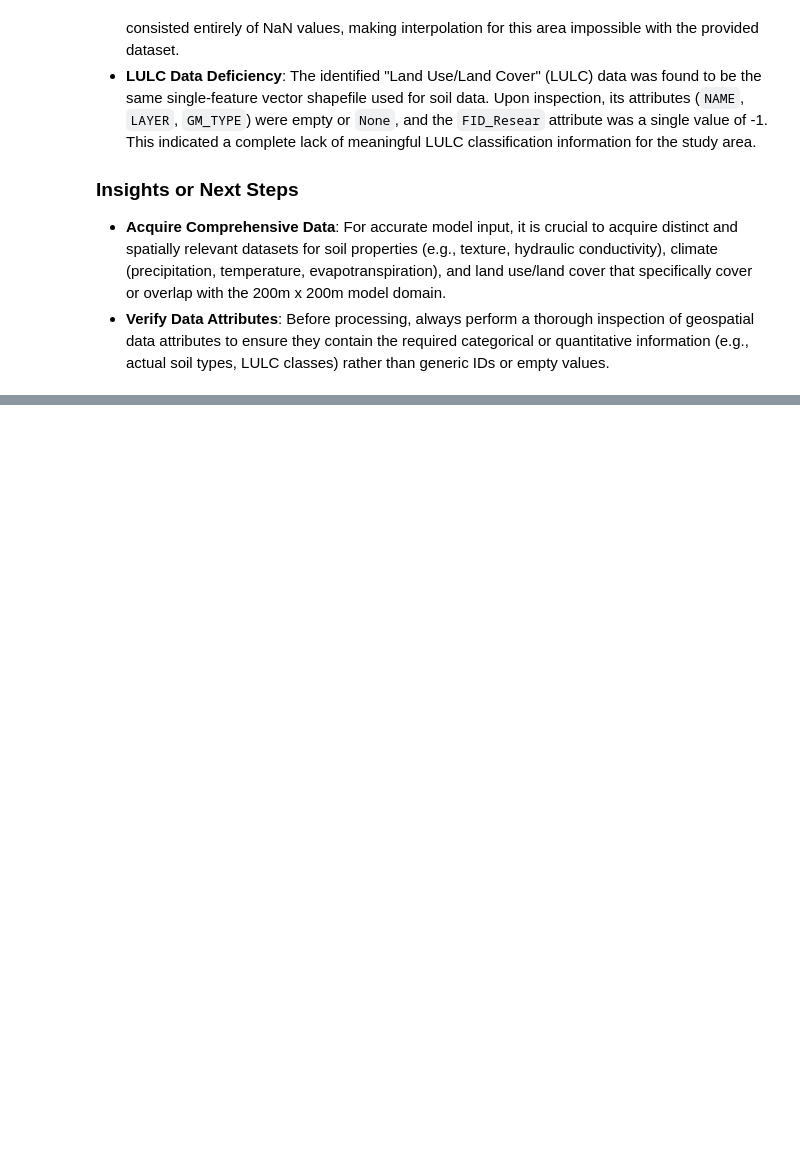
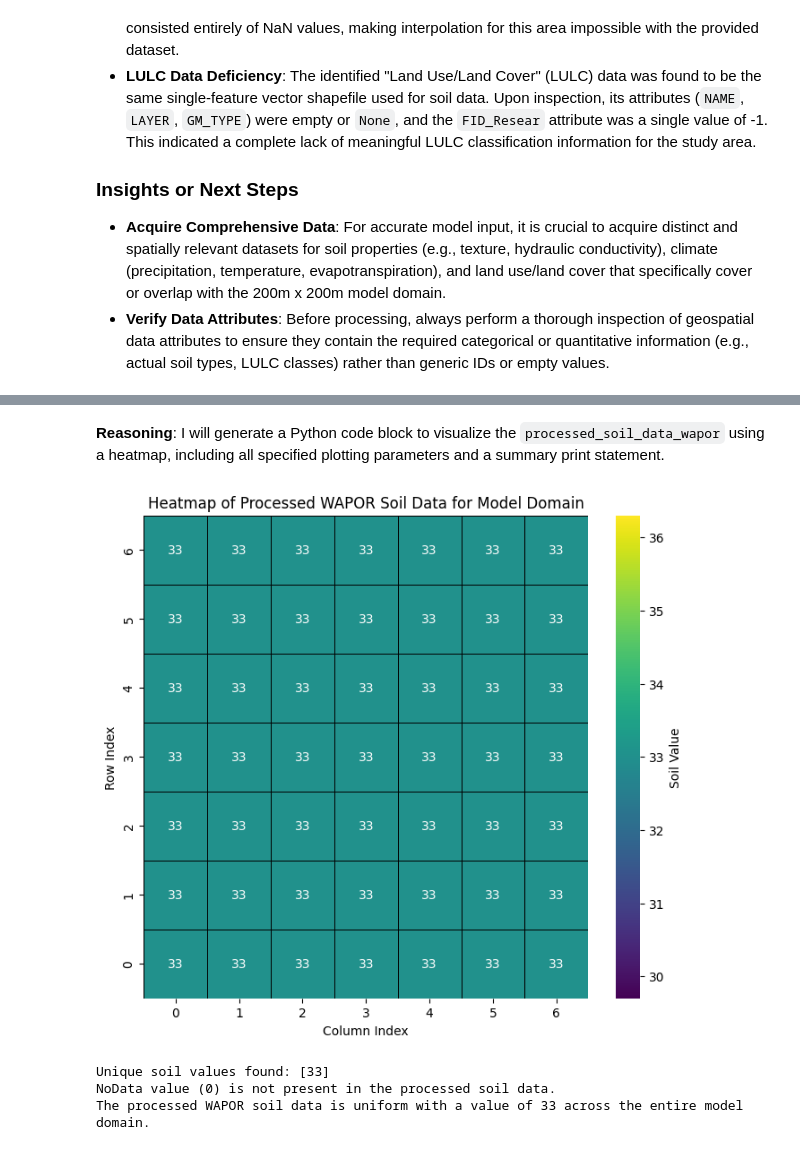
Before and after one commit to abduhydro/Abdu-Model, a Jupyter notebook: Copy_of_notebookeecd91b986.ipynb, the cells around one changed output, grey strips where cells are left out. Cells and saved outputs as stored; diff of their text form; code cells hidden in the pictures; blank space fills up the shorter version.

```diff
--- a/Copy_of_notebookeecd91b986.ipynb
+++ b/Copy_of_notebookeecd91b986.ipynb
@@ -141,0 +1084,18 @@ drive.mount('/content/drive')
+# %%
+import zipfile
+import os
+
+output_dir = '/content/processed_data'
+zip_file_name = 'processed_data.zip'
+zip_file_path = os.path.join('/content', zip_file_name)
+
+if os.path.exists(output_dir):
+    with zipfile.ZipFile(zip_file_path, 'w', zipfile.ZIP_DEFLATED) as zipf:
+        for root, dirs, files in os.walk(output_dir):
+            for file in files:
+                file_path = os.path.join(root, file)
+                zipf.write(file_path, os.path.relpath(file_path, output_dir))
+    print(f"Successfully zipped '{output_dir}' to '{zip_file_path}'")
+    print("You can now download 'processed_data.zip' from the '/content/' directory in the Colab file browser.")
+else:
+    print(f"Error: Directory '{output_dir}' not found. No data to zip.")
@@ -6293,0 +7571,47 @@ Series([], Name: count, dtype: int64)
+# %% [markdown]
+**Reasoning**:
+I will generate a Python code block to visualize the `processed_soil_data_wapor` using a heatmap, including all specified plotting parameters and a summary print statement.
+# %%
+import matplotlib.pyplot as plt
+import seaborn as sns
+import numpy as np
+
+# Ensure processed_soil_data_wapor and dst_nodata_wapor are available
+if 'processed_soil_data_wapor' not in globals() or 'dst_nodata_wapor' not in globals():
+    print("Error: Processed WAPOR soil data (processed_soil_data_wapor) or NoData value (dst_nodata_wapor) not found. Please ensure previous steps were successful.")
+else:
+    plt.figure(figsize=(8, 7))
+    sns.heatmap(
+        processed_soil_data_wapor,
+        annot=True, # Annotate cells with the data value
+        fmt=".0f",  # Format annotations as integers
+        cmap="viridis", # Colormap for visualizing numerical values
+        linewidths=.5,
+        linecolor="black",
+        cbar_kws={'label': 'Soil Value'}
+    )
+    plt.title('Heatmap of Processed WAPOR Soil Data for Model Domain')
+    plt.xlabel('Column Index')
+    plt.ylabel('Row Index')
+    plt.gca().invert_yaxis() # Invert y-axis to match typical raster origin (top-left)
+    plt.show()
+
+    # Summarize the unique values found and check for NoData values
+    unique_values = np.unique(processed_soil_data_wapor)
+    print(f"\nUnique soil values found: {unique_values}")
+
+    if dst_nodata_wapor in unique_values:
+        nodata_count = np.sum(processed_soil_data_wapor == dst_nodata_wapor)
+        print(f"NoData value ({dst_nodata_wapor}) is present, accounting for {nodata_count} cells.")
+    else:
+        print(f"NoData value ({dst_nodata_wapor}) is not present in the processed soil data.")
+
+    if len(unique_values) == 1:
+        print(f"The processed WAPOR soil data is uniform with a value of {unique_values[0]} across the entire model domain.")
+    else:
+        print("The processed WAPOR soil data shows variation within the model domain.")
+# %% [output]
+[figure, added]
+Unique soil values found: [33]
+NoData value (0) is not present in the processed soil data.
+The processed WAPOR soil data is uniform with a value of 33 across the entire model domain.
```
Also changed, not shown: parts of 62 cells of this notebook.
